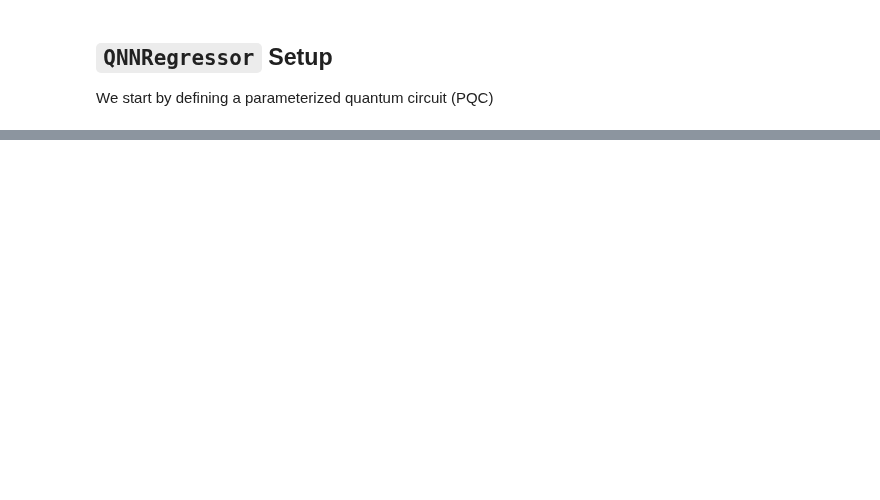
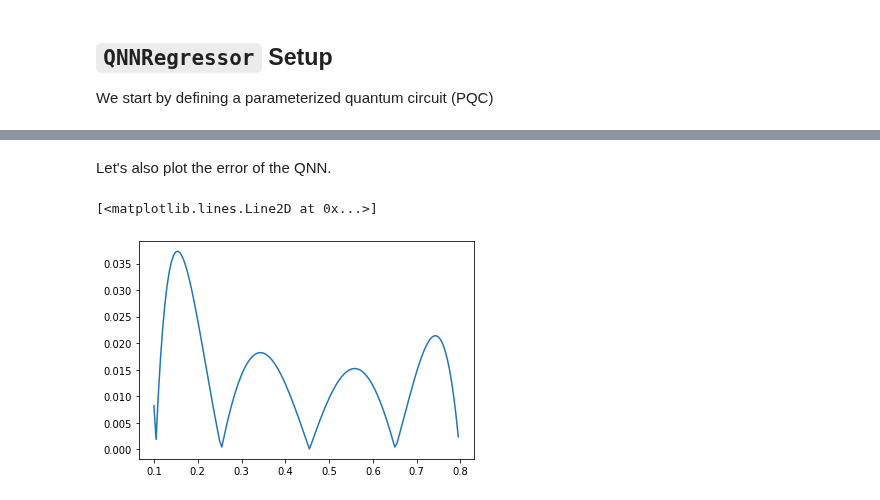
Before and after one commit to sQUlearn/squlearn, a Jupyter notebook: examples/qnn/regression_example.ipynb, the cells around one changed output, grey strips where cells are left out. Saved outputs shown, nothing was run; the diff lists cells and outputs as text; code cells hidden in the pictures; blank space fills up the shorter version.

```diff
--- a/examples/qnn/regression_example.ipynb
+++ b/examples/qnn/regression_example.ipynb
@@ -21,0 +34,3 @@ We start by defining a parameterized quantum circuit (PQC)
+# %%
+ising_op = IsingHamiltonian(nqubits, I="S", Z="S", ZZ="S")
+print(ising_op)
@@ -80,0 +84,7 @@ reg._qnn.evaluate(x_space, param_ini, param_op_ini,"dfdp")
+# %% [markdown]
+Let's also plot the error of the QNN.
+# %%
+plt.plot(x, np.abs(y - np.log(x)))
+# %% [output]
+[<matplotlib.lines.Line2D at 0x...>]
+[figure, added]
```
Also changed, not shown: parts of 22 cells of this notebook, 12 other files.
